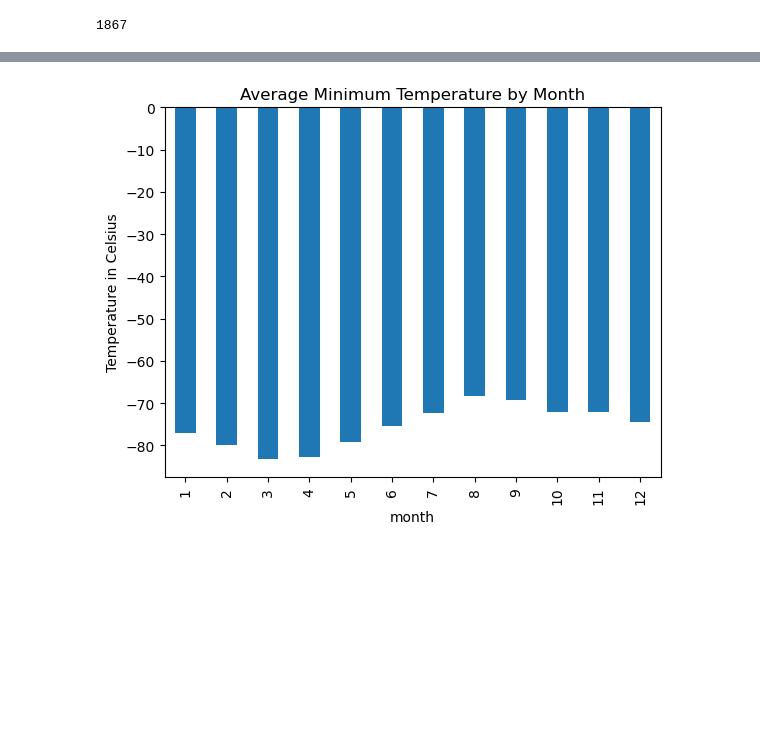
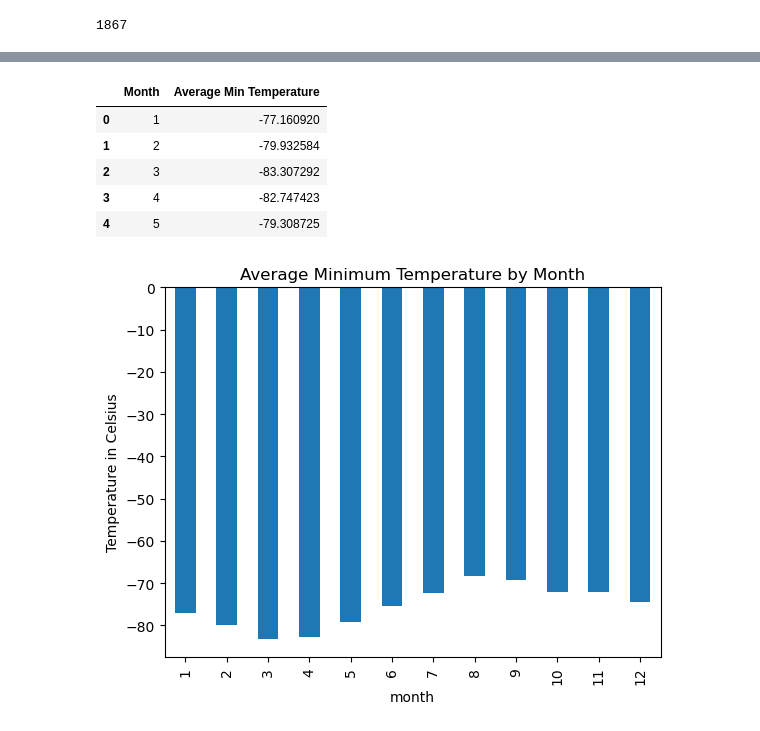
Before and after one commit to mascee/mars-challenge, a Jupyter notebook: part_2_mars_weather.ipynb, the cells around one changed output, grey strips where cells are left out. Drawn from its saved outputs; the diff is of its cells as text; code cells hidden in the pictures; blank space fills up the shorter version.

```diff
--- a/part_2_mars_weather.ipynb
+++ b/part_2_mars_weather.ipynb
@@ -49,0 +48,21 @@ Assemble the scraped data into a Pandas DataFrame. The columns should have the s
+# %%
+
+# Find the table
+table = soup.find('table')
+
+# Scrape the headers
+headers = [header.text for header in table.find_all('th')]
+
+# Scrape the data rows
+data = []
+rows = table.find_all('tr')[1:]  # Skip the header row
+
+# Loop through the scraped data to create a list of rows
+for row in rows:
+    cells = row.find_all(['th', 'td'])
+    row_data = [cell.text for cell in cells]
+
+    data.append(row_data)
+
+for row in data:
+    print(row)
@@ -132,3 +171,22 @@ Name: min_temp, dtype: float64
+# %%
+# 3. What is the average minimum temperature by month?
+avg_min_temp = df.groupby('month')['min_temp'].mean()
+
+# Convert the result to a DataFrame
+avg_min_temp_df = avg_min_temp.reset_index()
+
+# Rename the columns
+avg_min_temp_df.columns = ['Month', 'Average Min Temperature']
+
+# Display the DataFrame
+avg_min_temp_df.head()
+# %% [output]
+|  | Month | Average Min Temperature |
+| 0 | 1 | -77.160920 |
+| 1 | 2 | -79.932584 |
+| 2 | 3 | -83.307292 |
+| 3 | 4 | -82.747423 |
+| 4 | 5 | -79.308725 |
 # %%
 # Plot the average minimum temperature by month
 # %% [output]
```
Also changed, not shown: parts of 13 cells of this notebook.
